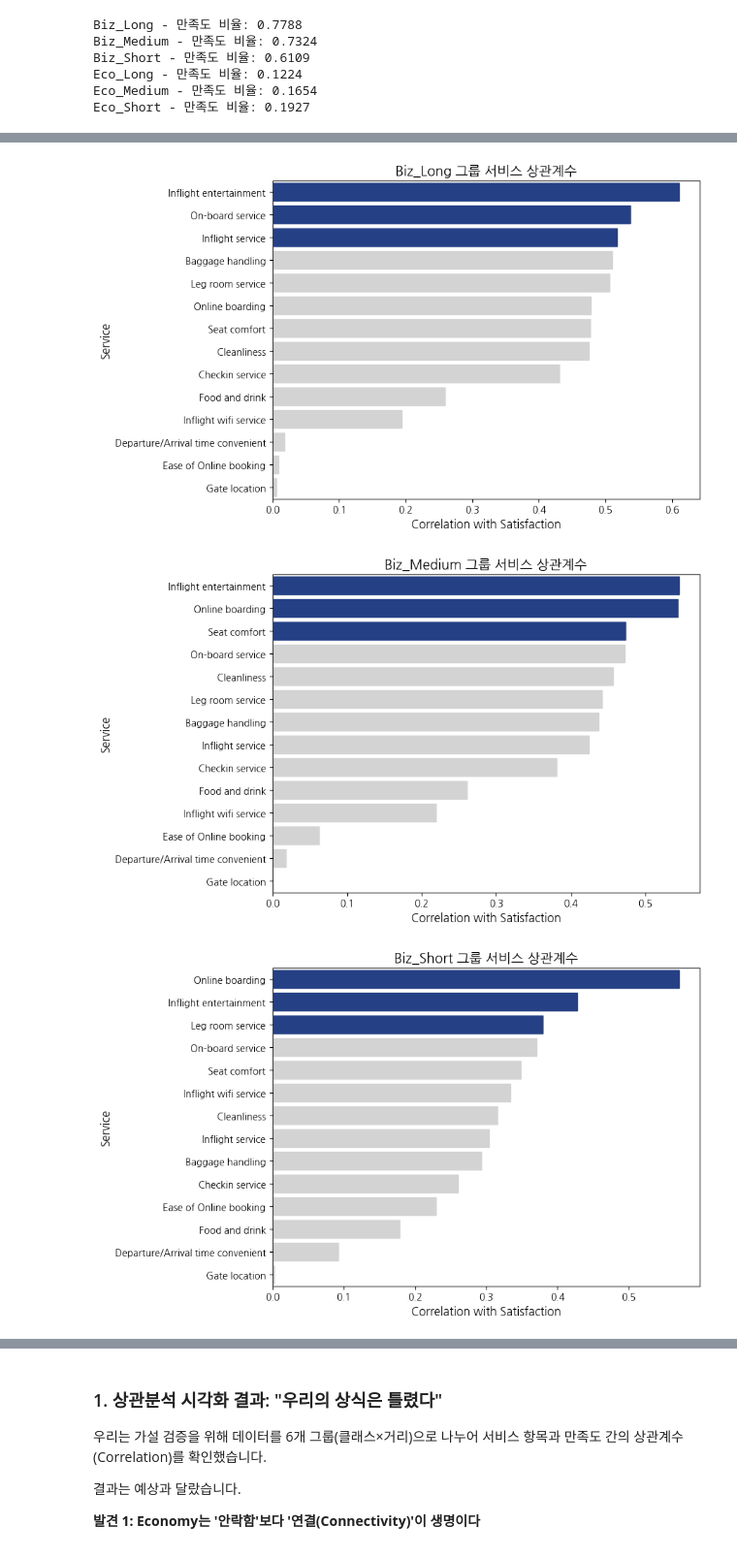
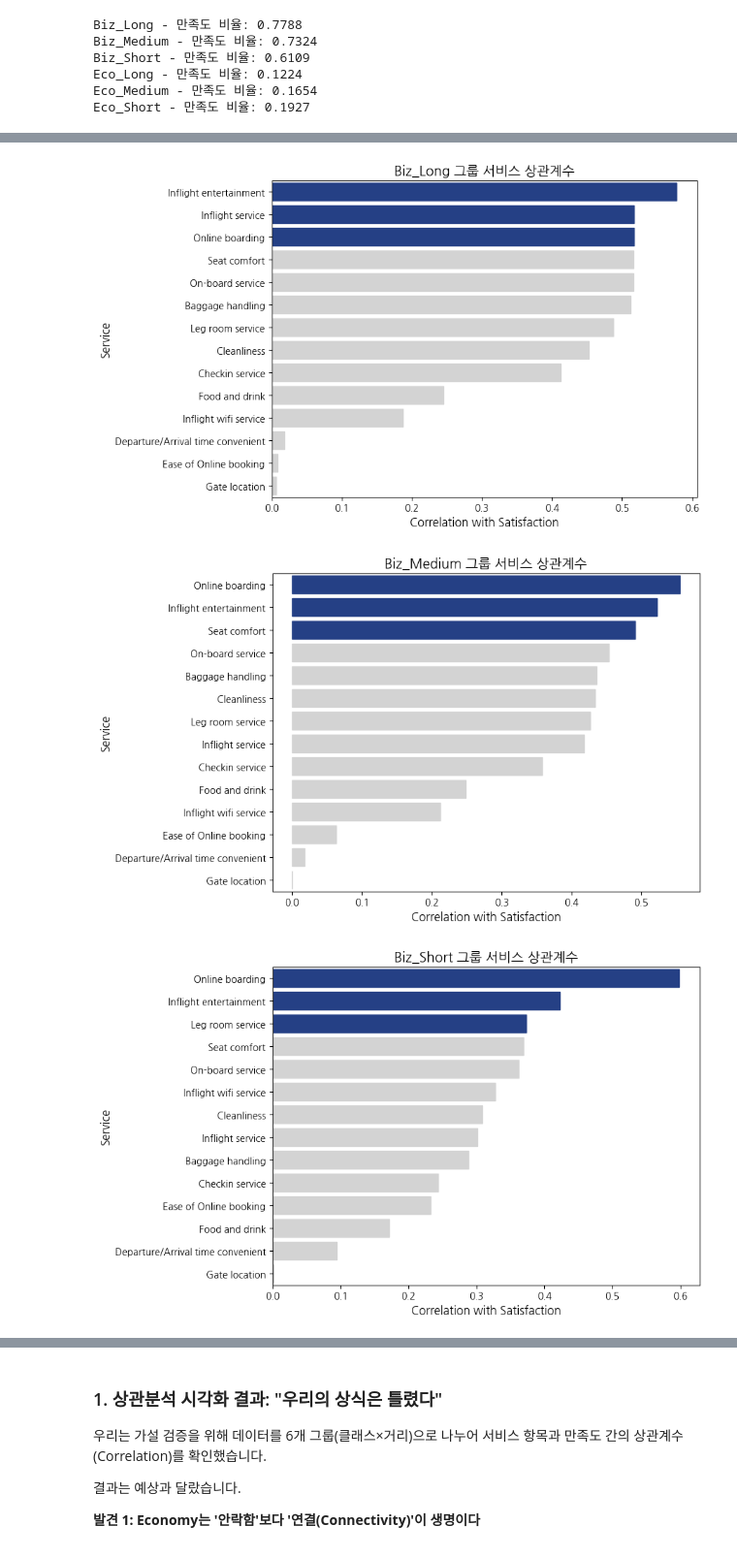
Before and after one commit to MJU-SDA7-2025/Airline-Passenger-Satisfaction, a Jupyter notebook: docs/main.ipynb, the cells around one changed output, grey strips where cells are left out. Shown at 97% size. Drawn from its saved outputs; the diff is of its cells as text; code cells hidden in the pictures.

```diff
--- a/docs/main.ipynb
+++ b/docs/main.ipynb
@@ -331,7 +357,7 @@ Eco_Short - 만족도 비율: 0.1927
 # 그룹별 상관계수 계산
 group_correlations = {}
 for group_name, group_df in groups.items():
-    corr = group_df[service_cols + ['label']].corr()['label'].drop('label').sort_values(ascending=False)
+    corr = group_df[service_cols + ['label']].corr(method='spearman')['label'].drop('label').sort_values(ascending=False)
     group_correlations[group_name] = corr
     print(f"\n[{group_name} 상관계수]")
     print(corr)
@@ -374,4 +400,4 @@ Departure/Arrival time convenient   -0.024161
 Name: label, dtype: float64
-[figure, old version]
+[figure, new version]
-[figure, old version]
+[figure, new version]
-[figure, old version]
+[figure, new version]
```
Also changed, not shown: parts of 17 cells of this notebook, 26 other files.
